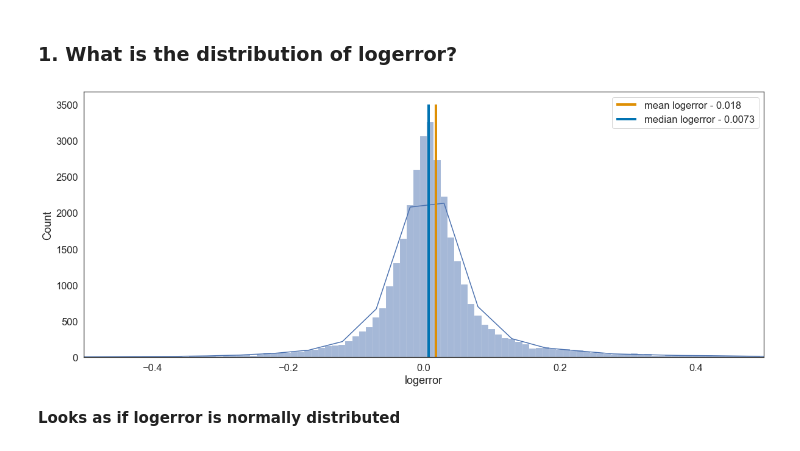
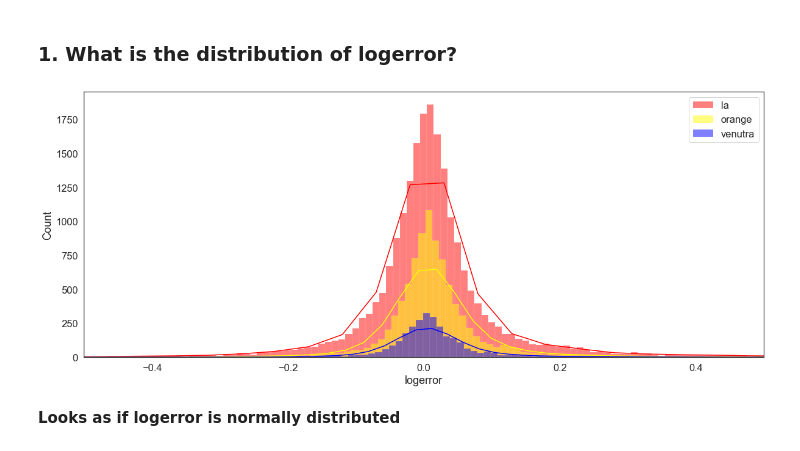
Before and after one commit to cd2022mirzakhani/clustering_project, a Jupyter notebook: project_template.ipynb, the cells around one changed output. Cells and saved outputs as stored; diff of their text form; code cells hidden in the pictures.

```diff
--- a/project_template.ipynb
+++ b/project_template.ipynb
@@ -131,19 +151,18 @@ train.head()
 # %%
 #set font size
 sns.set(font_scale=1.5)
 #set plot style
 sns.set_style('white')
 fig, ax = plt.subplots(1,1, figsize=(20,8))
 
-sns.histplot(train.logerror, kde=True, ax=ax, binwidth=.01, palette='colorblind')
+sns.histplot(train[train.county=='LA'].logerror, kde=True, ax=ax, binwidth=.01, color='red', label='la')
+sns.histplot(train[train.county=='Orange'].logerror, kde=True, ax=ax, binwidth=.01,color ='yellow', label='orange')
+sns.histplot(train[train.county=='Ventura'].logerror, kde=True, ax=ax, binwidth=.01, color='blue', label='venutra')
 ax.set_xlim(-0.5,0.5)
-# add vertical lines for the mean and median
-ax.vlines(train.logerror.mean(), 0, 3500, color="#de8f05", label=f'mean logerror - {train.logerror.mean():.2}', linewidth=4)
-ax.vlines(train.logerror.median(), 0, 3500, color='#0173b2', label=f'median logerror - {train.logerror.median():.2}', linewidth=4)
 ax.legend()
 plt.show()
 # %% [output]
-[figure, old version]
+[figure, new version]
 # %% [markdown]
 **Looks as if logerror is normally distributed**
 # %% [markdown]
```
Also changed, not shown: parts of 19 cells of this notebook.
